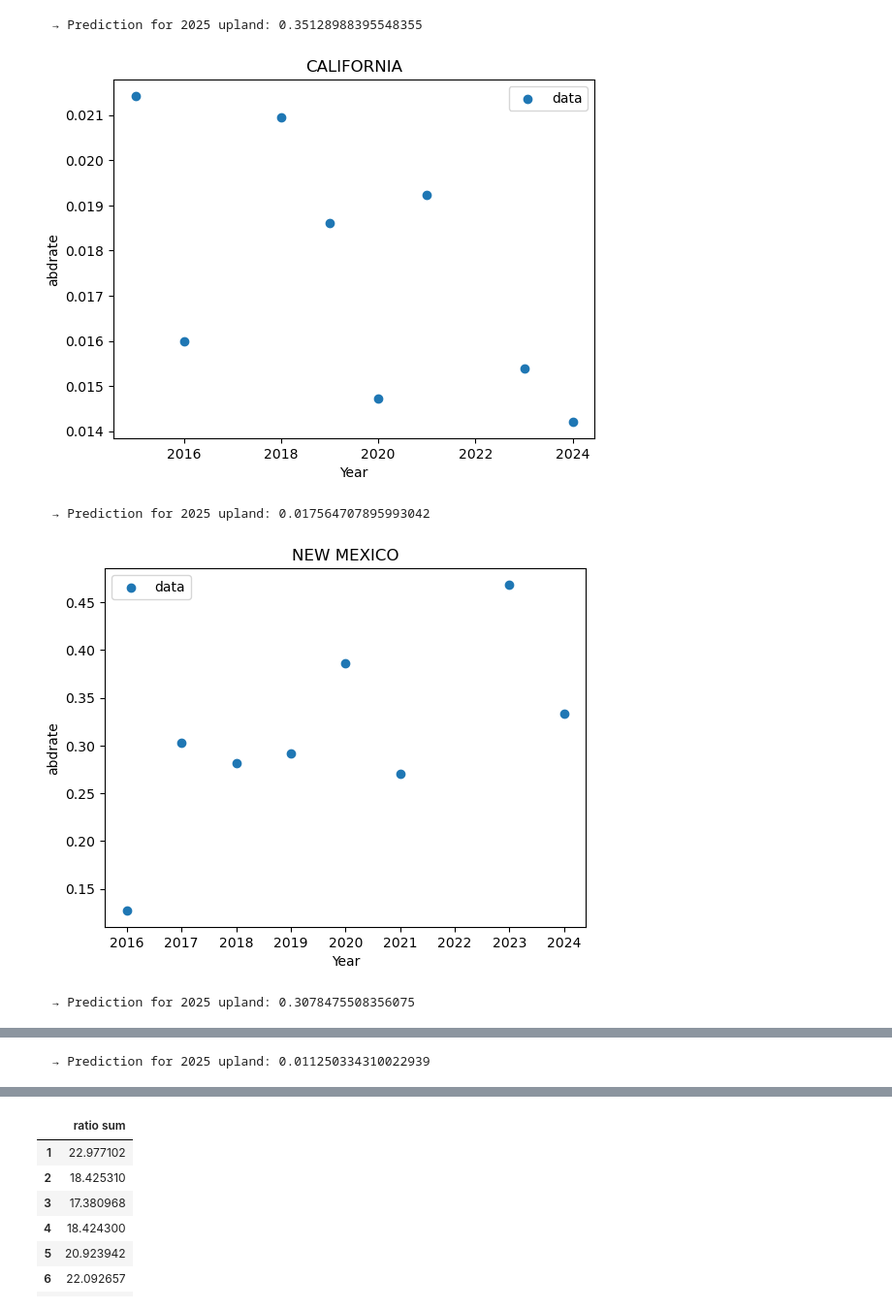
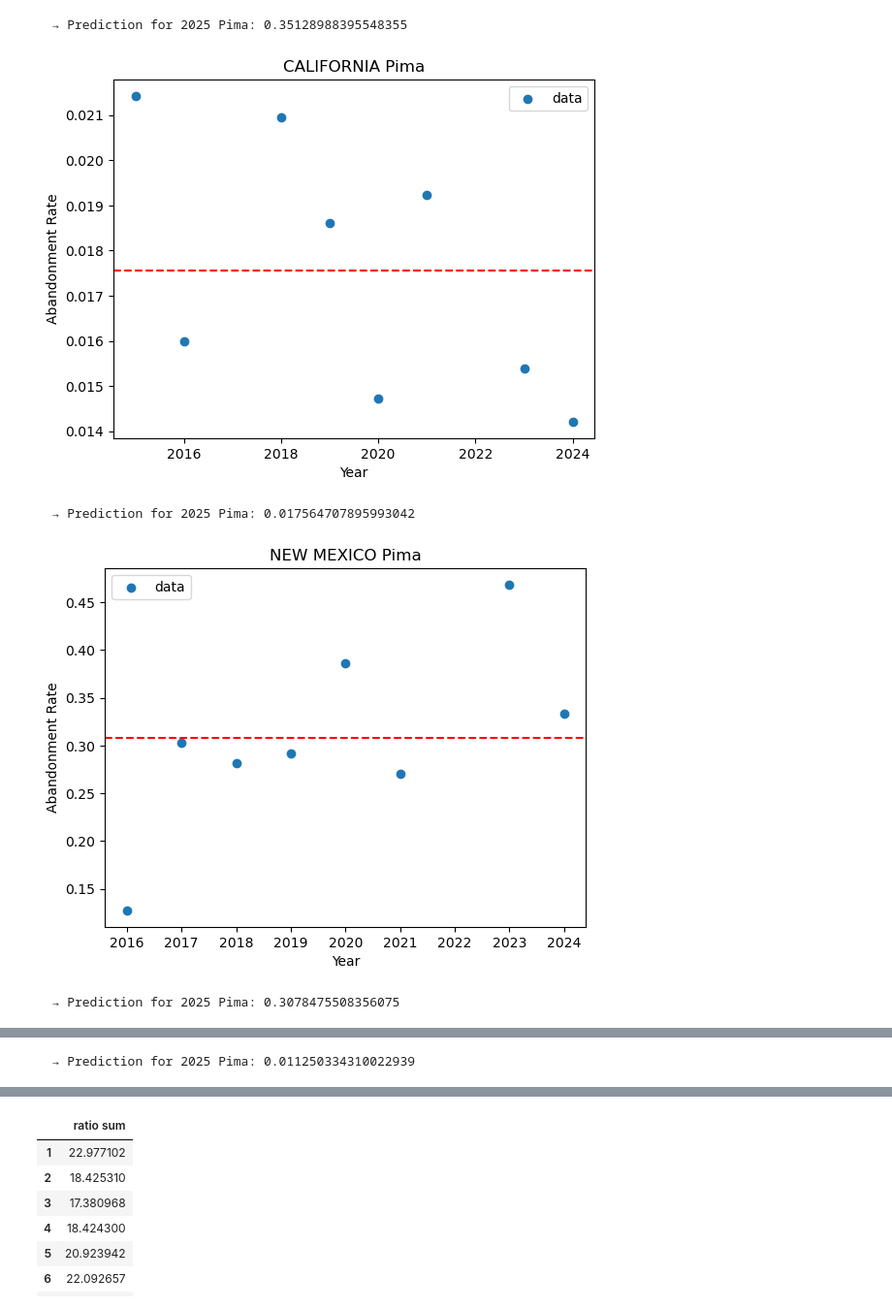
Before and after one commit to leolu12321/pjldc, a Jupyter notebook: pima.ipynb, the cells around one changed output, grey strips where cells are left out. Shown at 97% size. Drawn from its saved outputs; the diff is of its cells as text; code cells hidden in the pictures.

```diff
--- a/pima.ipynb
+++ b/pima.ipynb
@@ -49,14 +49,15 @@ for state in list_of_states:
     # Plot
     plt.figure()
     plt.scatter(x, y, label='data')
-    plt.title(f"{state}")
+    plt.title(f"{state} Pima")
     plt.xlabel("Year")
-    plt.ylabel("abdrate")
+    plt.ylabel("Abandonment Rate")
     plt.legend()
+    plt.axhline(y_pred, color='r',linestyle='--')
     plt.show()
 
     # 2025 prediction
     pred_2025 = y_pred
-    print(f"  → Prediction for 2025 upland: {pred_2025}\n")
+    print(f"  → Prediction for 2025 Pima: {pred_2025}\n")
     listofabdrate.append({state:pred_2025})
 # %% [output]
@@ -64,5 +65,5 @@ for state in list_of_states:
-  → Prediction for 2025 upland: 0.35128988395548355
+  → Prediction for 2025 Pima: 0.35128988395548355
-[figure, old version]
+[figure, new version]
-  → Prediction for 2025 upland: 0.017564707895993042
+  → Prediction for 2025 Pima: 0.017564707895993042
-[figure, old version]
+[figure, new version]
-  → Prediction for 2025 upland: 0.3078475508356075
+  → Prediction for 2025 Pima: 0.3078475508356075
@@ -70,4 +71,4 @@ for state in list_of_states:
-  → Prediction for 2025 upland: 0.011250334310022939
+  → Prediction for 2025 Pima: 0.011250334310022939
 # %%
 import numpy as np
 import matplotlib.pyplot as plt
```
Also changed, not shown: parts of 3 cells of this notebook, 1 other file.
